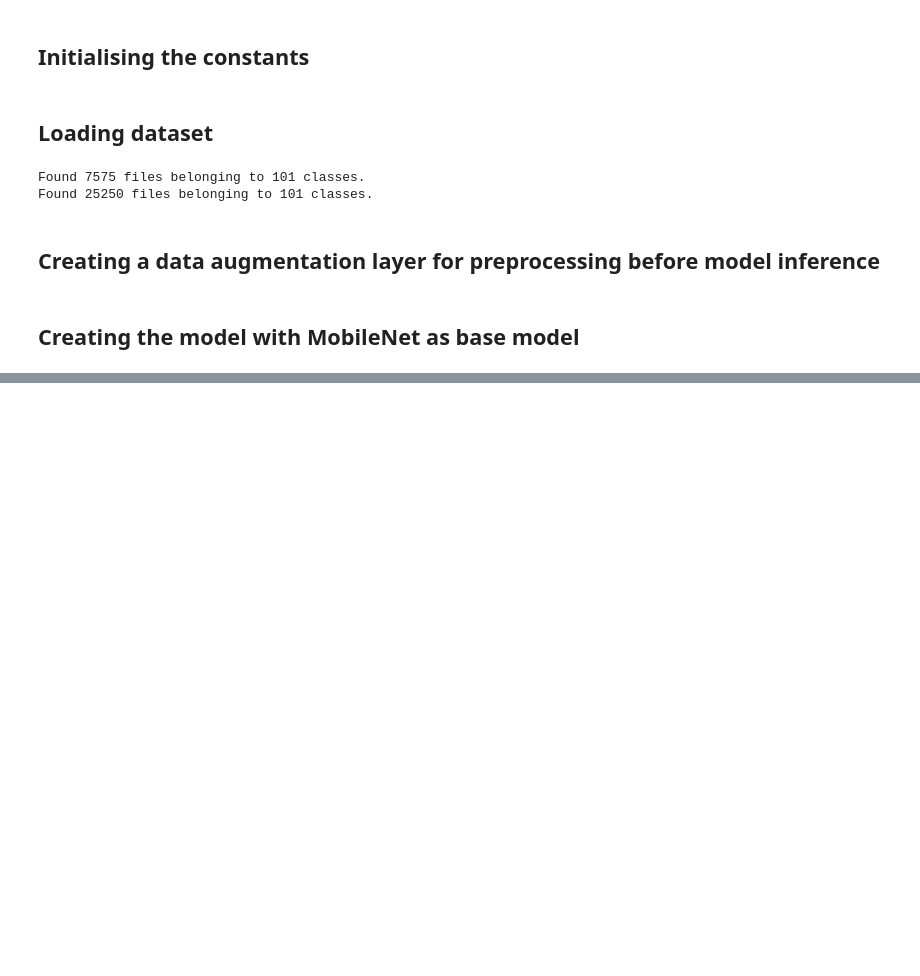
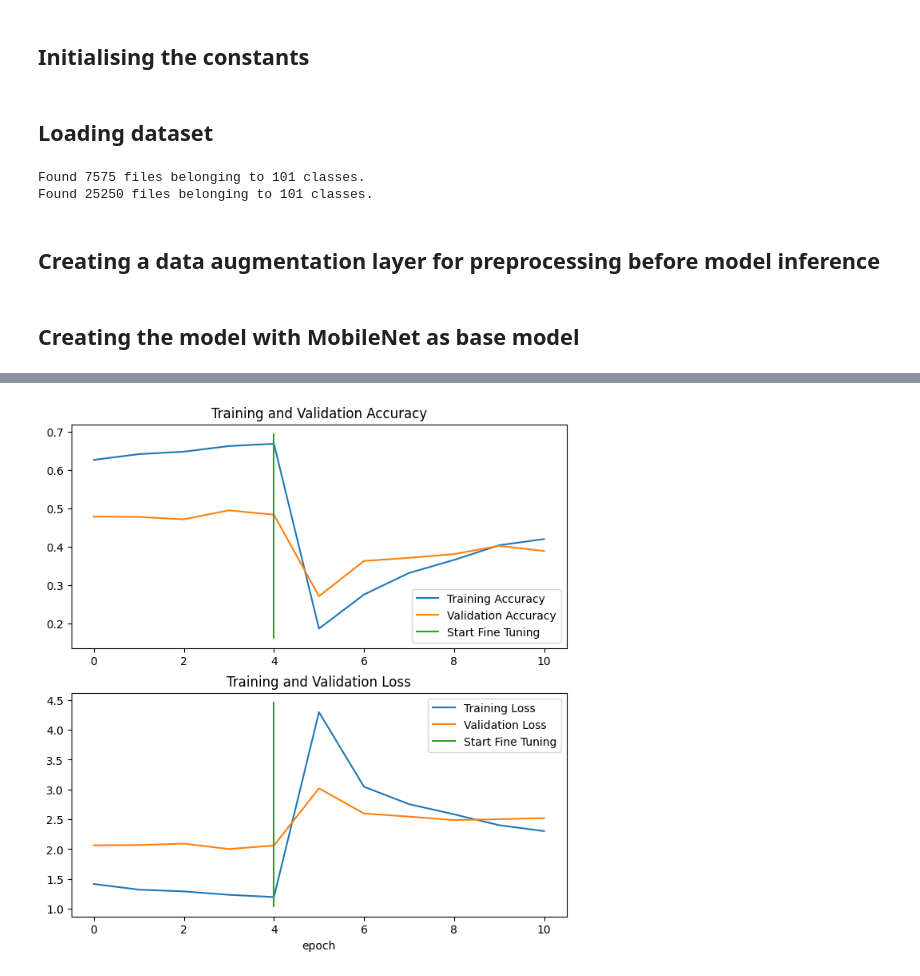
Before and after one commit to klsharma22/TensorflowCertifcationCourse, a Jupyter notebook: Transfer Learning/06_Transfer_Learning_in_Tensorflow_Part_3_exercise.ipynb, the cells around one changed output, grey strips where cells are left out. Cells and saved outputs as stored; diff of their text form; code cells hidden in the pictures; blank space fills up the shorter version.

```diff
--- a/Transfer Learning/06_Transfer_Learning_in_Tensorflow_Part_3_exercise.ipynb
+++ b/Transfer Learning/06_Transfer_Learning_in_Tensorflow_Part_3_exercise.ipynb
@@ -78,0 +131,11 @@ history_no_fine_tune = model.fit(train_data,
+# %%
+model.compile(loss= 'categorical_crossentropy',
+              optimizer= tf.keras.optimizers.Adam(),
+              metrics= ['accuracy'])
+# %%
+with tf.device('/device:GPU:0'):
+  history_fine_tune_1 = model.fit(train_data,
+            epochs= 5,
+            steps_per_epoch= len(train_data),
+            validation_data= test_data,
+            validation_steps= int(0.15 * len(test_data)))
@@ -78,0 +158,12 @@ history_no_fine_tune = model.fit(train_data,
+# %%
+model.compile(loss= 'categorical_crossentropy',
+              optimizer= tf.keras.optimizers.Adam(),
+              metrics= ['accuracy'])
+# %%
+with tf.device('/device:GPU:0'):
+  history_fine_tune_2 = model.fit(train_data,
+                                  epochs= 10,
+                                  steps_per_epoch= len(train_data),
+                                  validation_data= test_data,
+                                  validation_steps= int(0.15 * len(train_data)),
+                                  initial_epoch= history_fine_tune_1.epoch[-1])
@@ -78,0 +183,5 @@ history_no_fine_tune = model.fit(train_data,
+# %%
+compare_historys(history_fine_tune_1,
+                 history_fine_tune_2)
+# %% [output]
+[figure, added]
```
Also changed, not shown: parts of 18 cells of this notebook.
